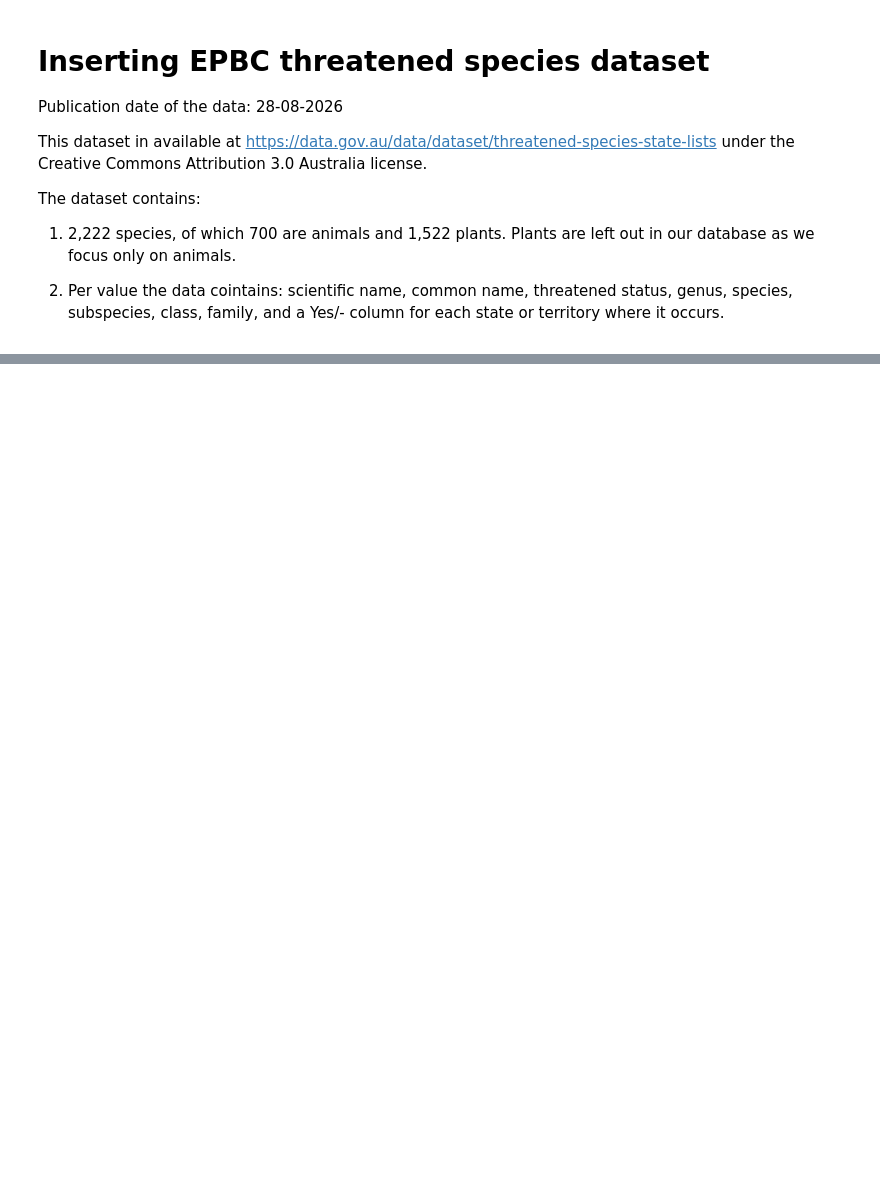
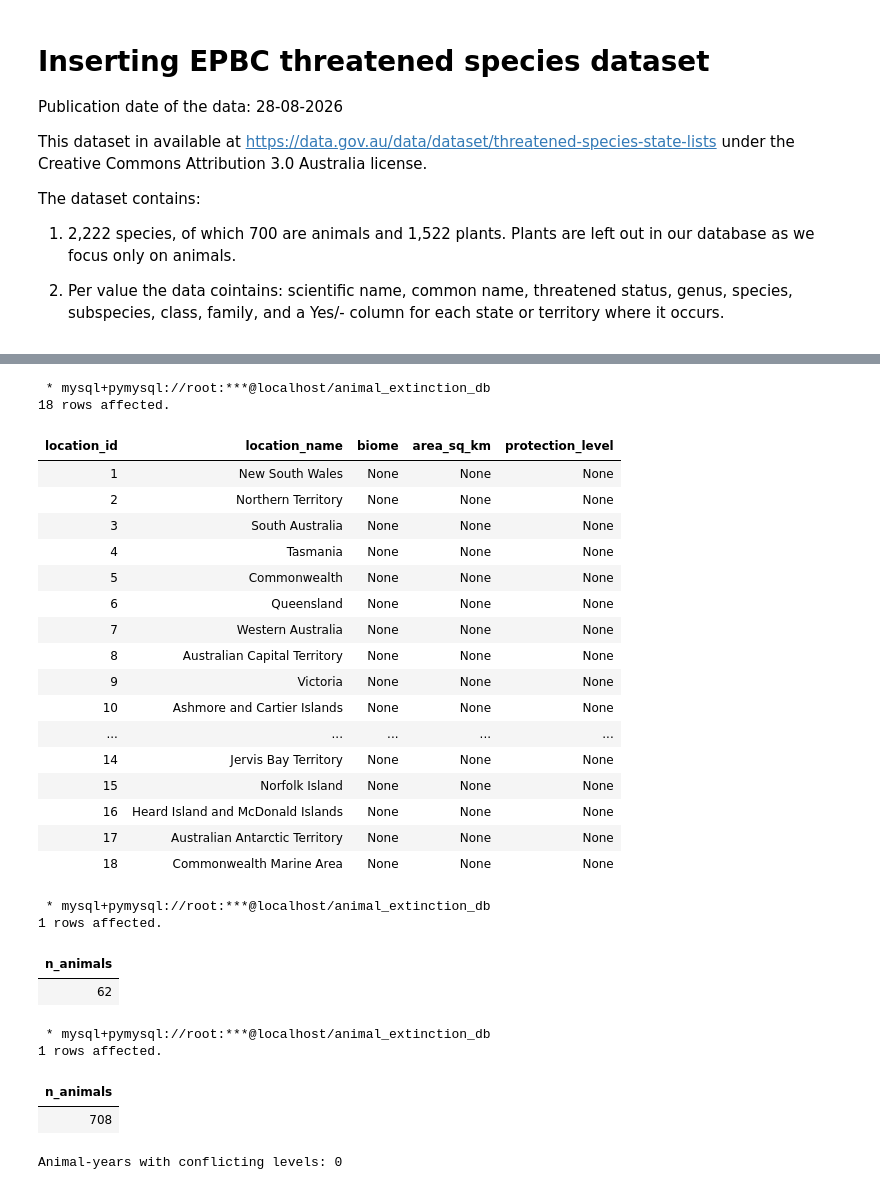
Before and after one commit to evaamuller/Animal_Extintiction_Database, a Jupyter notebook: SQL/Data_Insertion.ipynb, the cells around one changed output, grey strips where cells are left out. Saved outputs shown, nothing was run; the diff lists cells and outputs as text; code cells hidden in the pictures; blank space fills up the shorter version.

```diff
--- a/SQL/Data_Insertion.ipynb
+++ b/SQL/Data_Insertion.ipynb
@@ -413,0 +524,36 @@ The dataset contains:
+# %%
+%%sql
+
+# Checking the insertion
+SELECT *
+FROM location
+# %% [output]
+ * mysql+pymysql://root:***@localhost/animal_extinction_db
+18 rows affected.
+| location_id | location_name | biome | area_sq_km | protection_level |
+| 1 | New South Wales | None | None | None |
+| 2 | Northern Territory | None | None | None |
+| 3 | South Australia | None | None | None |
+| 4 | Tasmania | None | None | None |
+| 5 | Commonwealth | None | None | None |
+| 6 | Queensland | None | None | None |
+| 7 | Western Australia | None | None | None |
+| 8 | Australian Capital Territory | None | None | None |
+| 9 | Victoria | None | None | None |
+| 10 | Ashmore and Cartier Islands | None | None | None |
+| ... | ... | ... | ... | ... |
+| 14 | Jervis Bay Territory | None | None | None |
+| 15 | Norfolk Island | None | None | None |
+| 16 | Heard Island and McDonald Islands | None | None | None |
+| 17 | Australian Antarctic Territory | None | None | None |
+| 18 | Commonwealth Marine Area | None | None | None |
+# %%
+%%sql
+
+SELECT COUNT(*) AS n_animals
+FROM animal;
+# %% [output]
+ * mysql+pymysql://root:***@localhost/animal_extinction_db
+1 rows affected.
+| n_animals |
+| 62 |
@@ -413,0 +588,17 @@ The dataset contains:
+# %%
+%%sql
+
+SELECT COUNT(*) AS n_animals
+FROM animal;
+# %% [output]
+ * mysql+pymysql://root:***@localhost/animal_extinction_db
+1 rows affected.
+| n_animals |
+| 708 |
+# %%
+endangerment = tss[["Scientific Name", "Level", "Year"]].copy()
+
+conflicts = endangerment.groupby(["Scientific Name", "Year"])["Level"].nunique()
+print("Animal-years with conflicting levels:", (conflicts > 1).sum())
+# %% [output]
+Animal-years with conflicting levels: 0
```
Also changed, not shown: parts of 22 cells of this notebook, 1 other file.
